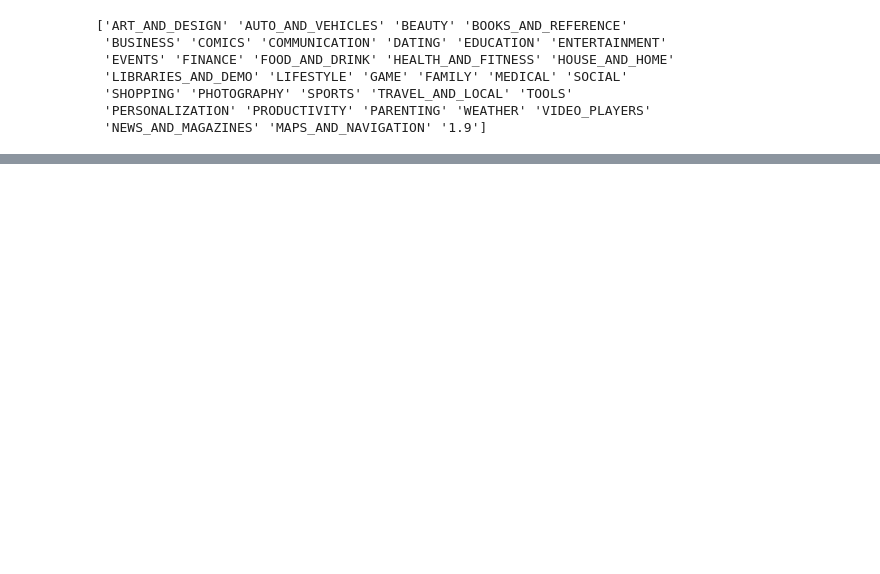
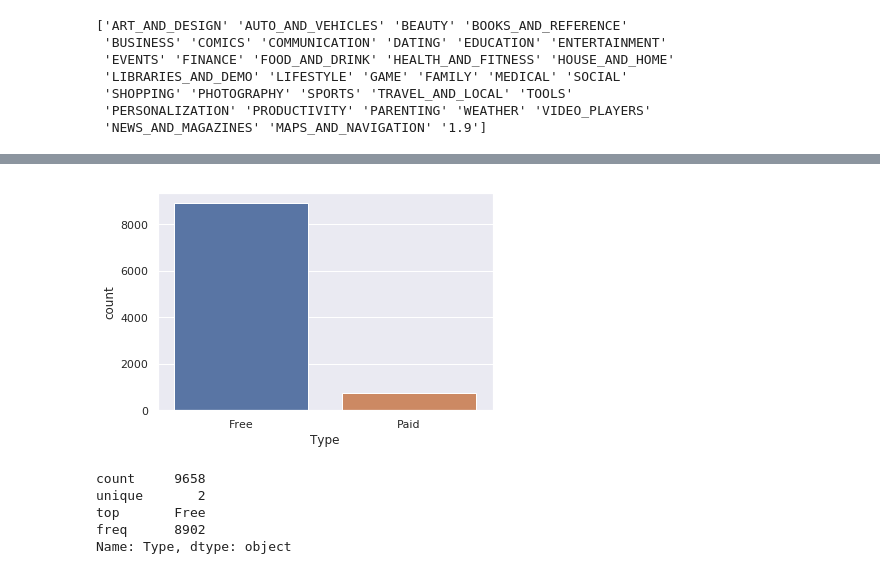
Before and after one commit to xyksoar/UTS_ML2019_ID13130760, a Jupyter notebook: ML2.ipynb, the cells around one changed output, grey strips where cells are left out. Cells and saved outputs as stored; diff of their text form; code cells hidden in the pictures; blank space fills up the shorter version.

```diff
--- a/ML2.ipynb
+++ b/ML2.ipynb
@@ -59,0 +144,15 @@ print(df['Category'].unique())
+# %%
+df.drop(df[df['Type'].isna()].index, inplace = True)
+sns.set(style="darkgrid")
+sns.countplot(x="Type", data = df)
+plt.show()
+# %% [output]
+[figure, added]
+# %%
+df.Type.describe()
+# %% [output]
+count     9658
+unique       2
+top       Free
+freq      8902
+Name: Type, dtype: object
```
Also changed, not shown: parts of 40 cells of this notebook.
